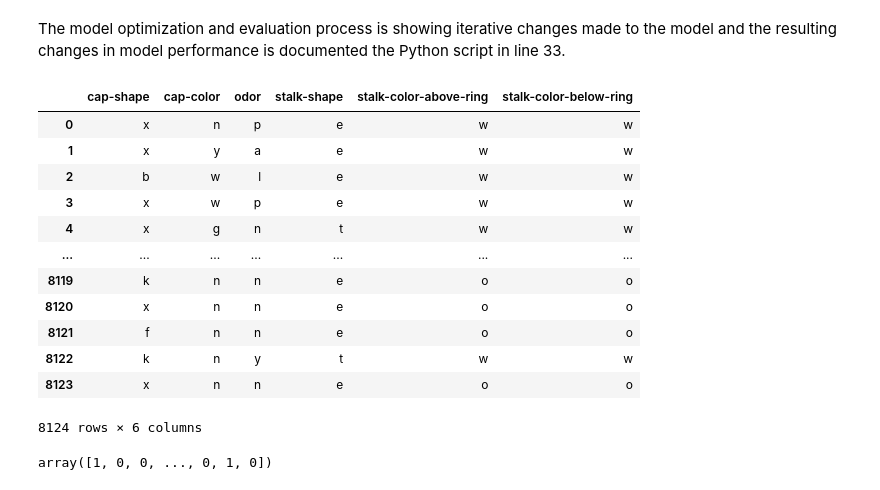
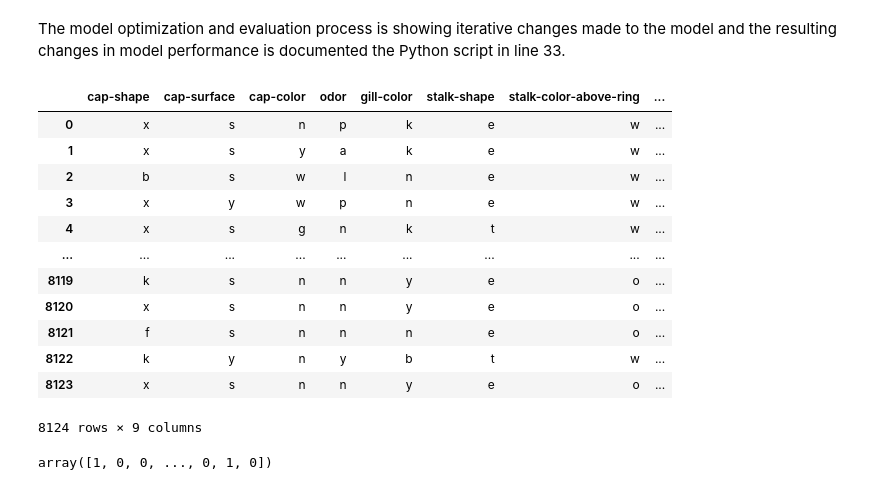
Before and after one commit to Nomadic-Shedevil/Project_4_Group_1, a Jupyter notebook: Logistic_Regression_Model.ipynb, the cells around one changed output. Saved outputs shown, nothing was run; the diff lists cells and outputs as text; code cells hidden in the pictures.

```diff
--- a/Logistic_Regression_Model.ipynb
+++ b/Logistic_Regression_Model.ipynb
@@ -384,23 +384,23 @@ The model optimization and evaluation process is showing iterative changes made
 y = opt['class']
 # %%
 # Separate the X variable, the features & dropping columns
-x_opt = opt.drop(columns=["class","gill-spacing","gill-size","veil-color","cap-surface",'ring-number','stalk-surface-above-ring','bruises',
-                    'stalk-surface-below-ring','gill-attachment','veil-type','gill-color','ring-type','population','habitat','stalk-root','spore-print-color'])
+x_opt = opt.drop(columns=["class","gill-spacing","gill-size",'ring-number','stalk-surface-above-ring','bruises',
+                    'stalk-surface-below-ring','gill-attachment','veil-type','ring-type','population','habitat','stalk-root','spore-print-color'])
 x_opt
 # %% [output]
-|  | cap-shape | cap-color | odor | stalk-shape | stalk-color-above-ring | stalk-color-below-ring |
-| 0 | x | n | p | e | w | w |
-| 1 | x | y | a | e | w | w |
-| 2 | b | w | l | e | w | w |
-| 3 | x | w | p | e | w | w |
-| 4 | x | g | n | t | w | w |
-| ... | ... | ... | ... | ... | ... | ... |
-| 8119 | k | n | n | e | o | o |
-| 8120 | x | n | n | e | o | o |
-| 8121 | f | n | n | e | o | o |
-| 8122 | k | n | y | t | w | w |
-| 8123 | x | n | n | e | o | o |
+|  | cap-shape | cap-surface | cap-color | odor | gill-color | stalk-shape | stalk-color-above-ring | ... |
+| 0 | x | s | n | p | k | e | w | ... |
+| 1 | x | s | y | a | k | e | w | ... |
+| 2 | b | s | w | l | n | e | w | ... |
+| 3 | x | y | w | p | n | e | w | ... |
+| 4 | x | s | g | n | k | t | w | ... |
+| ... | ... | ... | ... | ... | ... | ... | ... | ... |
+| 8119 | k | s | n | n | y | e | o | ... |
+| 8120 | x | s | n | n | y | e | o | ... |
+| 8121 | f | s | n | n | n | e | o | ... |
+| 8122 | k | y | n | y | b | t | w | ... |
+| 8123 | x | s | n | n | y | e | o | ... |
-8124 rows × 6 columns
+8124 rows × 9 columns
 # %%
 from sklearn.preprocessing import LabelEncoder
 label_model = LabelEncoder()
```
Also changed, not shown: parts of 1 cell of this notebook.
